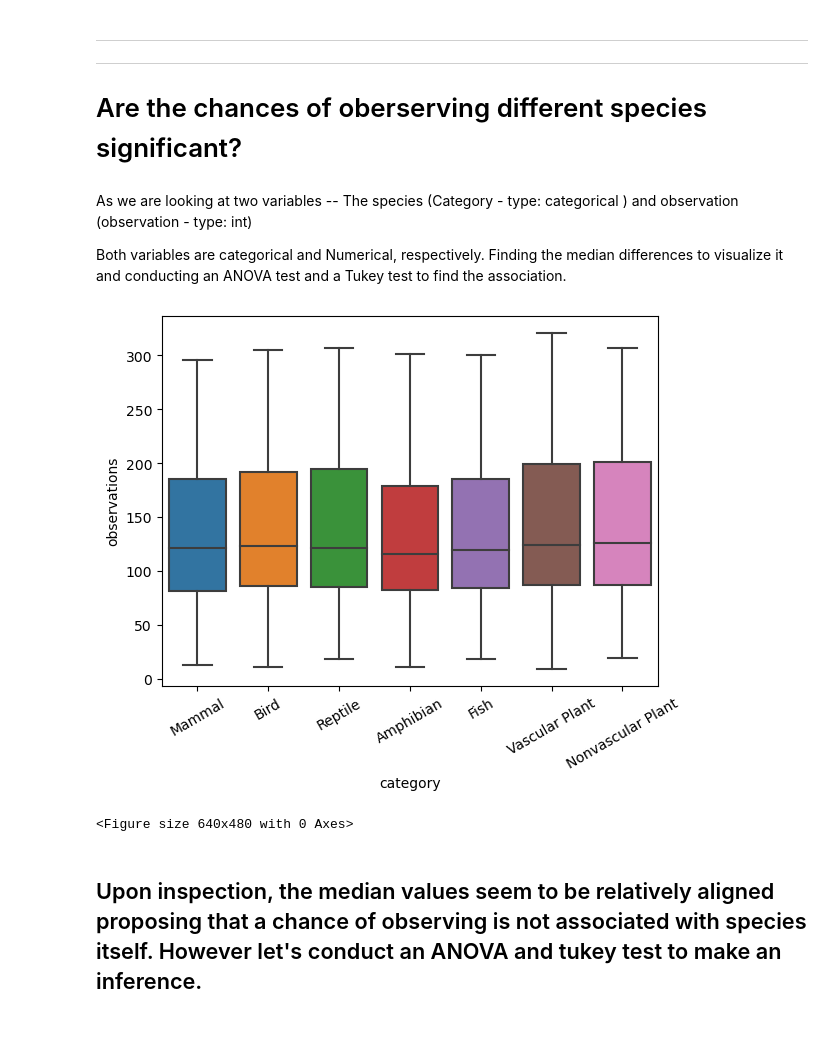
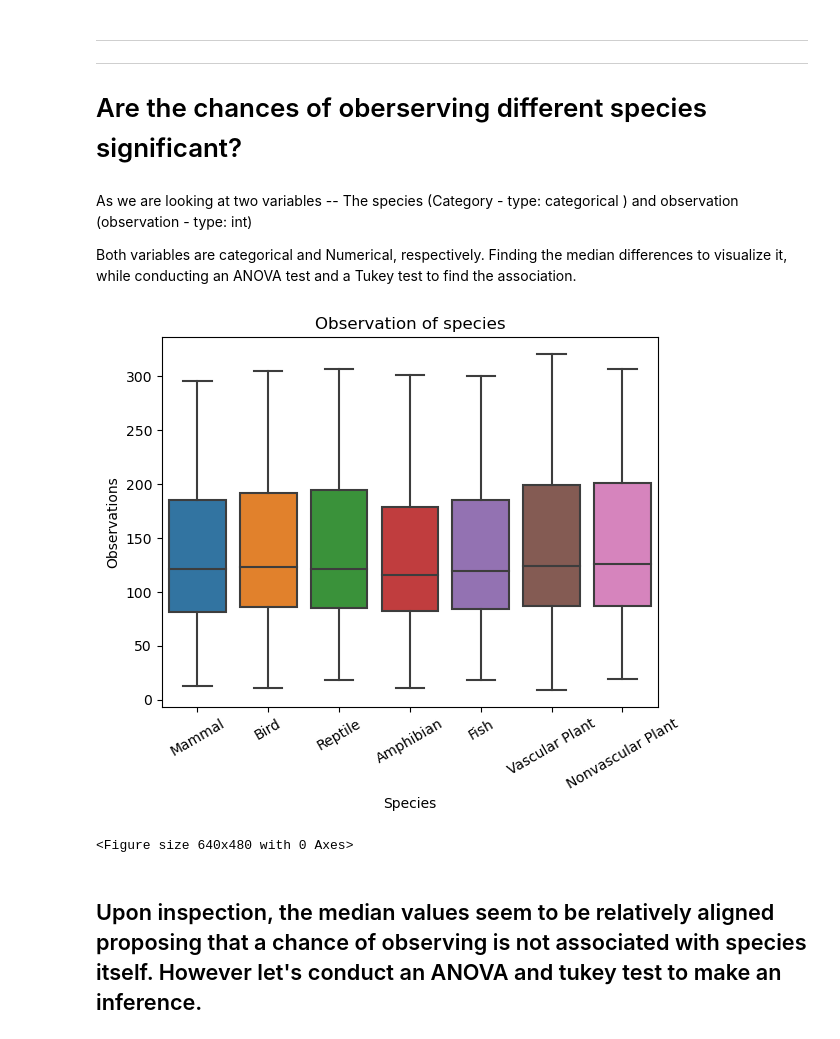
Before and after one commit to YSKAA423/Biodiversity-in-National-Parks, a Jupyter notebook: biodiversity.ipynb, the cells around one changed output. Cells and saved outputs as stored; diff of their text form; code cells hidden in the pictures.

```diff
--- a/biodiversity.ipynb
+++ b/biodiversity.ipynb
@@ -498,14 +524,17 @@ chi2_statistic = 12.092215158920977 p_value (probability value) = 0.000506327833
 # %% [markdown]
 As we are looking at two variables -- The species (Category - type: categorical ) and observation (observation - type: int)
 
-Both variables are categorical and Numerical, respectively. Finding the median differences to visualize it and conducting an ANOVA test and a Tukey test to find the association.
+Both variables are categorical and Numerical, respectively. Finding the median differences to visualize it, while conducting an ANOVA test and a Tukey test to find the association.
 # %%
 ax = sns.boxplot(x = 'category',y="observations",data = sp_ob)
 ax.tick_params(axis='x', rotation=30)
+plt.xlabel("Species")
+plt.ylabel("Observations")
+plt.title("Observation of species")
 plt.show()
 plt.clf()
 # %% [output]
-[figure, old version]
+[figure, new version]
 <Figure size 640x480 with 0 Axes>
 # %% [markdown]
 ## Upon inspection, the median values seem to be relatively aligned proposing that a chance of observing is not associated with species itself. However let's conduct an ANOVA and tukey test to make an inference.
```
Also changed, not shown: parts of 24 cells of this notebook.
